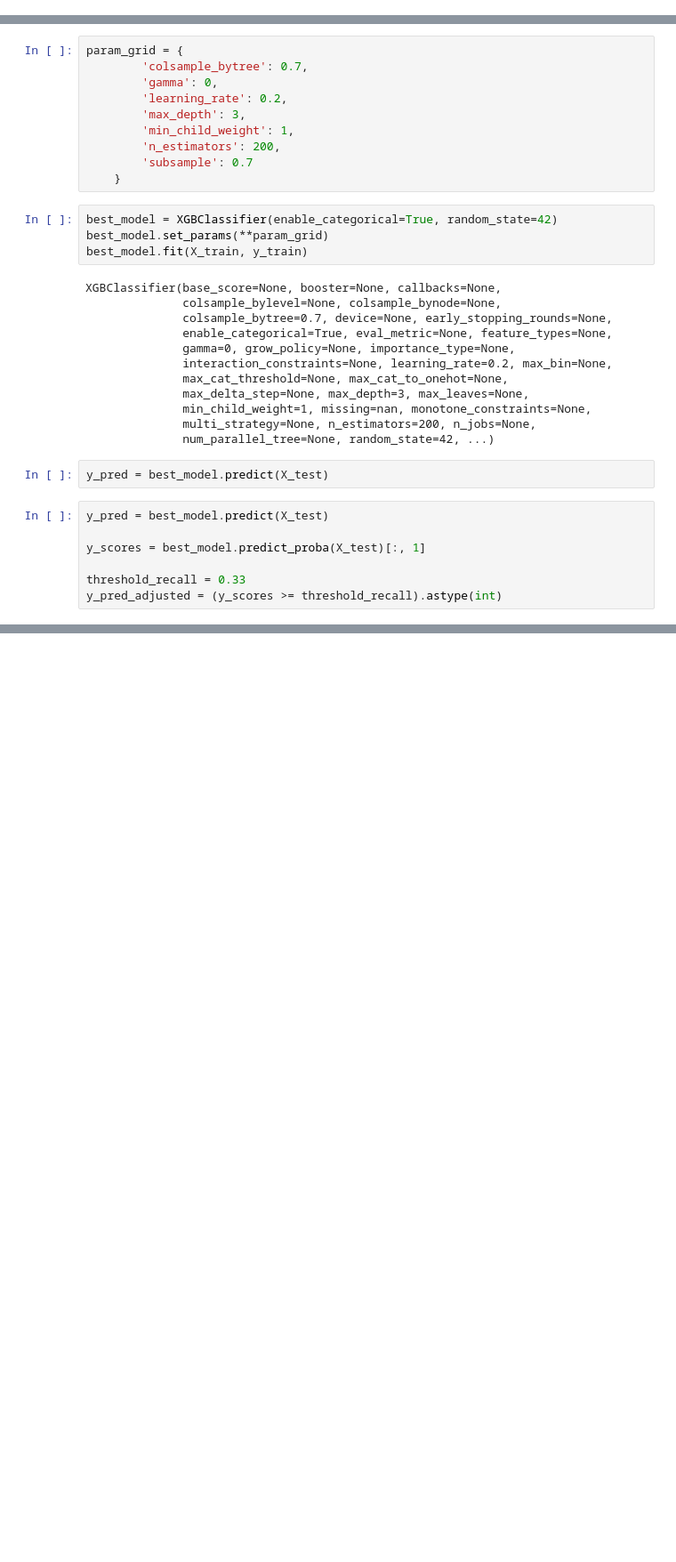
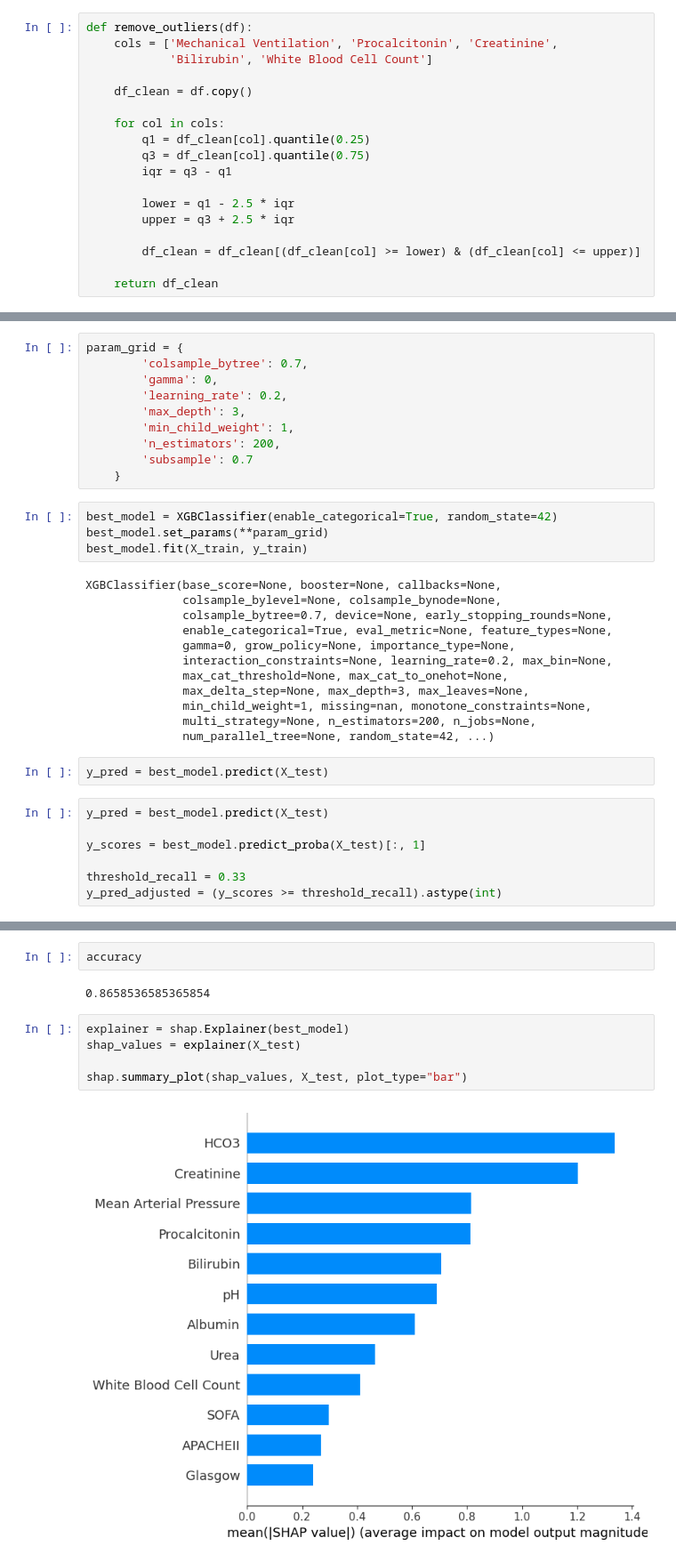
Before and after one commit to therealmanraj/Vietnam-Dialysis-Analysis-and-Model, a Jupyter notebook: AWS/testing files/XGBAKI.ipynb, the cells around one changed output, grey strips where cells are left out. Shown: that part at 89% size. Drawn from its saved outputs; the diff is of its cells as text; blank space fills up the shorter version.

```diff
--- a/AWS/testing files/XGBAKI.ipynb
+++ b/AWS/testing files/XGBAKI.ipynb
@@ -14,0 +65,18 @@ df = pd.read_csv('Cleaned.csv')
+# %%
+def remove_outliers(df):
+    cols = ['Mechanical Ventilation', 'Procalcitonin', 'Creatinine',
+            'Bilirubin', 'White Blood Cell Count']
+
+    df_clean = df.copy()
+
+    for col in cols:
+        q1 = df_clean[col].quantile(0.25)
+        q3 = df_clean[col].quantile(0.75)
+        iqr = q3 - q1
+
+        lower = q1 - 2.5 * iqr
+        upper = q3 + 2.5 * iqr
+
+        df_clean = df_clean[(df_clean[col] >= lower) & (df_clean[col] <= upper)]
+
+    return df_clean
@@ -66,0 +189,11 @@ y_pred_adjusted = (y_scores >= threshold_recall).astype(int)
+# %%
+accuracy
+# %% [output]
+0.8658536585365854
+# %%
+explainer = shap.Explainer(best_model)
+shap_values = explainer(X_test)
+
+shap.summary_plot(shap_values, X_test, plot_type="bar")
+# %% [output]
+[figure, added]
```
Also changed, not shown: parts of 9 cells of this notebook, 6 other files.
